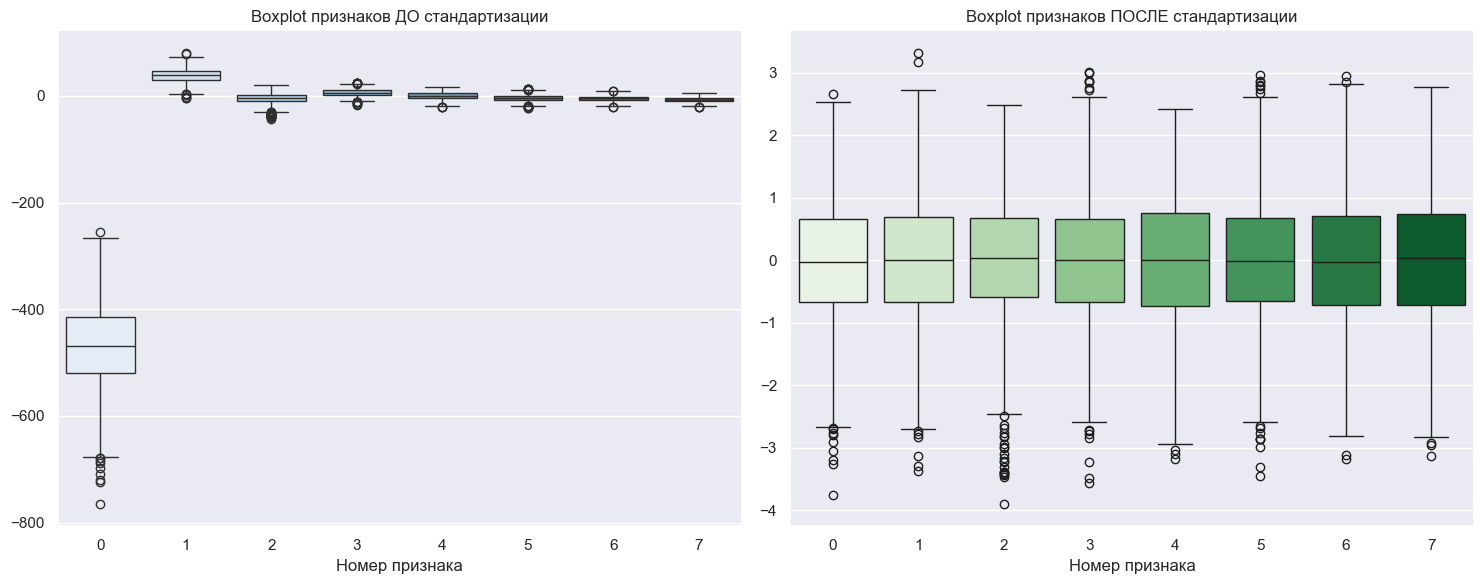
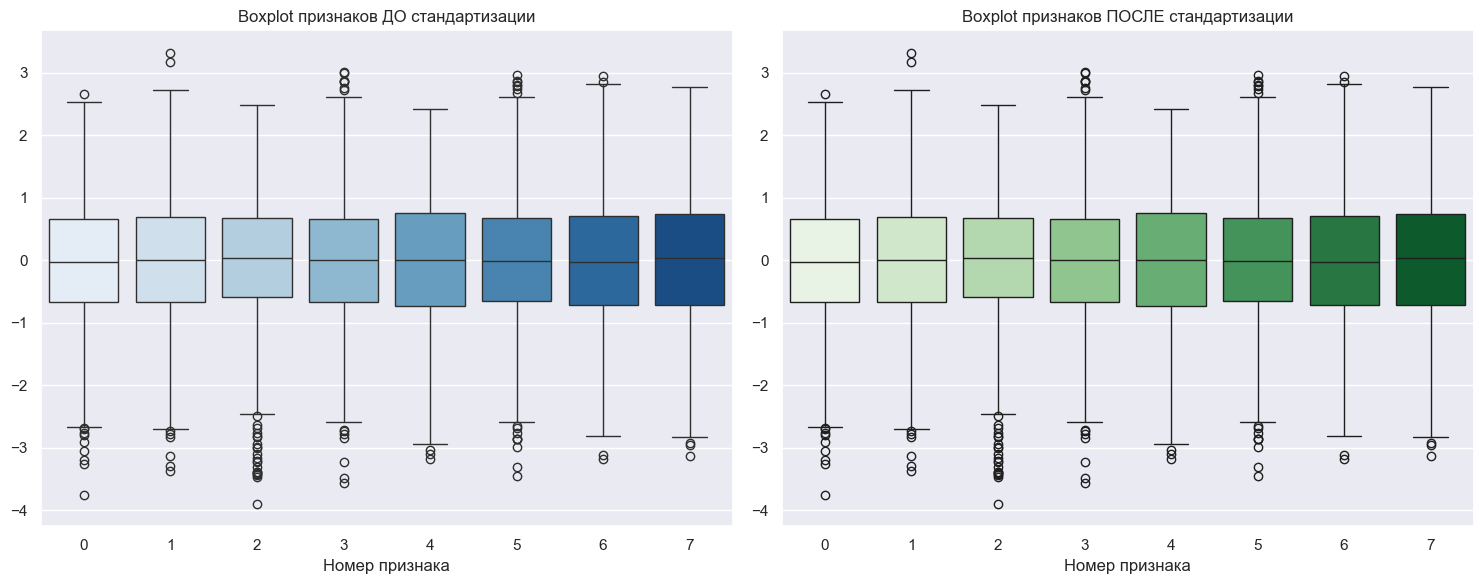
The change to this notebook cell's code, shown as a diff; its figure went from the first image to the second:
--- before
+++ after
@@ -4,5 +4,5 @@
 
 # До стандартизации
-sns.boxplot(data=pd.DataFrame(X[:, :8]), ax=axes[0], palette="Blues")
+sns.boxplot(data=pd.DataFrame(X_scaled[:, :8]), ax=axes[0], palette="Blues")
 axes[0].set_title('Boxplot признаков ДО стандартизации')
 axes[0].set_xlabel('Номер признака')

Commit: .feat